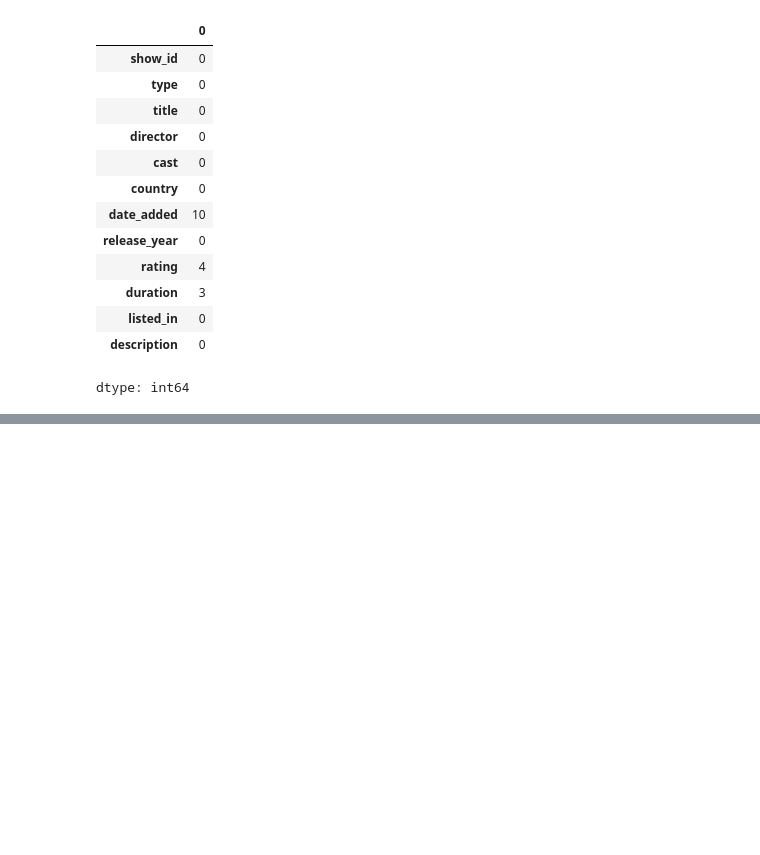
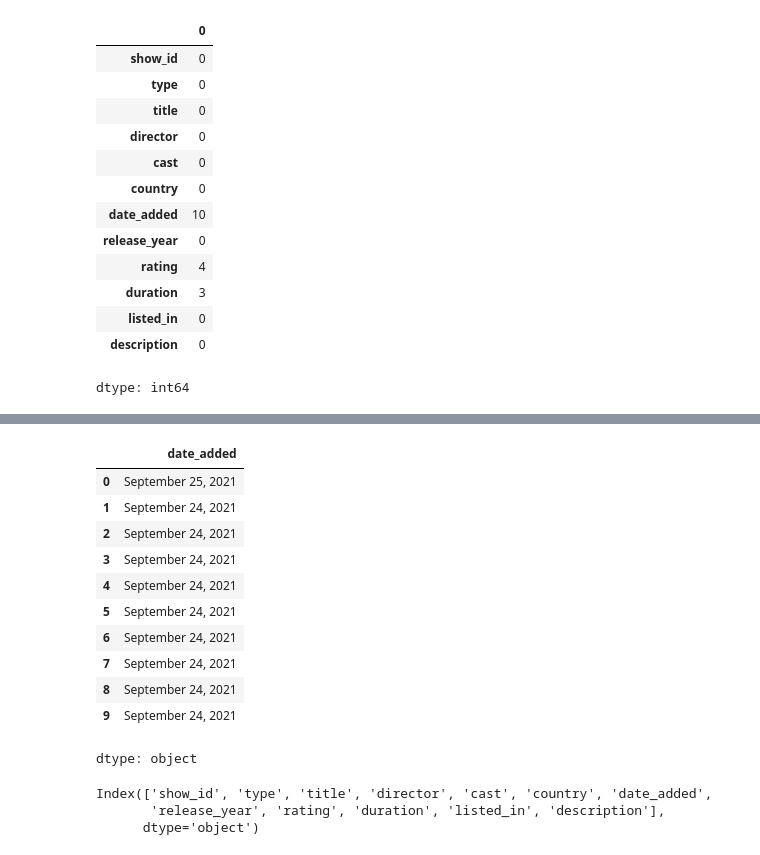
Before and after one commit to harshitrana672/Exploratory_Data_Analysis, a Jupyter notebook: NetflixAnalysis.ipynb, the cells around one changed output, grey strips where cells are left out. Cells and saved outputs as stored; diff of their text form; code cells hidden in the pictures; blank space fills up the shorter version.

```diff
--- a/NetflixAnalysis.ipynb
+++ b/NetflixAnalysis.ipynb
@@ -127,0 +134,13 @@ dtype: object
+# %%
+import pandas as pd
+import re
+
+# Example pattern: Full month name, space, 1-2 digit day, comma, space, 4-digit year
+pattern = r'^[A-Za-z]+ \d{1,2}, \d{4}$'
+
+# Create a boolean column to indicate whether each value matches the expected format
+df['matches_expected_format'] = df['date_added'].str.match(pattern).fillna(False)
+
+anomalies = df[~df['matches_expected_format']]
+# %%
+pd.set_option('display.max_rows', 50)
@@ -127,0 +167,15 @@ dtype: object
+# %%
+df['date_added'].head(10)
+# %% [output]
+|  | date_added |
+| 0 | September 25, 2021 |
+| 1 | September 24, 2021 |
+| 2 | September 24, 2021 |
+| 3 | September 24, 2021 |
+| 4 | September 24, 2021 |
+| 5 | September 24, 2021 |
+| 6 | September 24, 2021 |
+| 7 | September 24, 2021 |
+| 8 | September 24, 2021 |
+| 9 | September 24, 2021 |
+dtype: object
@@ -127,0 +187,6 @@ dtype: object
+# %%
+df.columns
+# %% [output]
+Index(['show_id', 'type', 'title', 'director', 'cast', 'country', 'date_added',
+       'release_year', 'rating', 'duration', 'listed_in', 'description'],
+      dtype='object')
```
Also changed, not shown: parts of 15 cells of this notebook.
